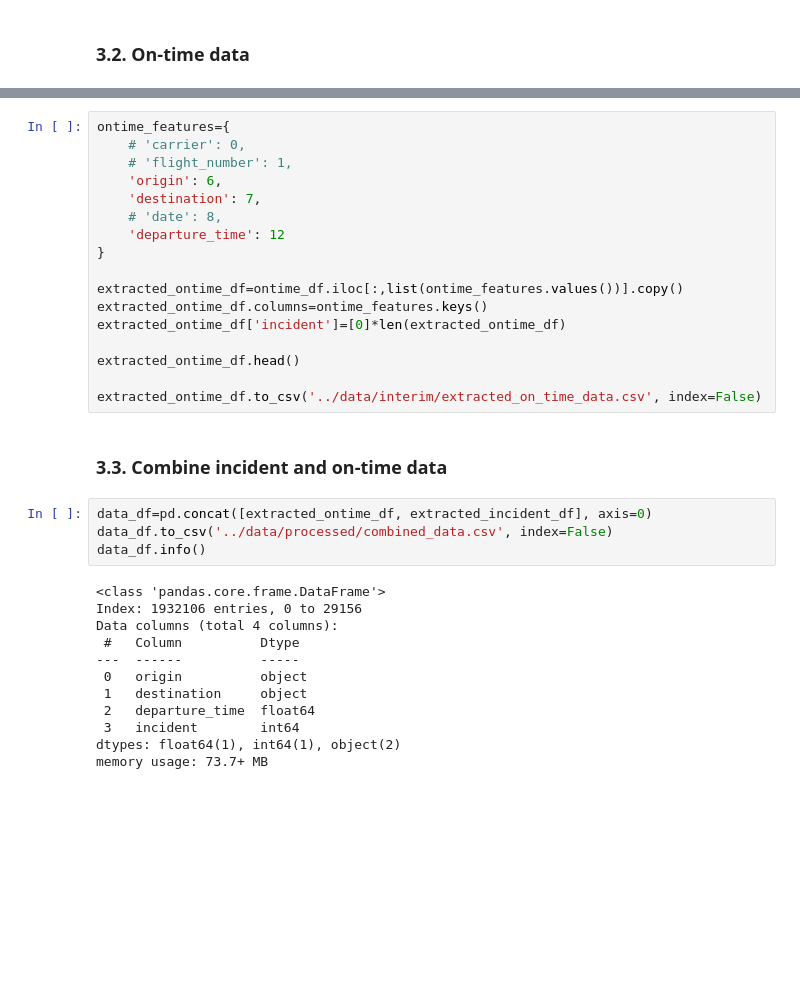
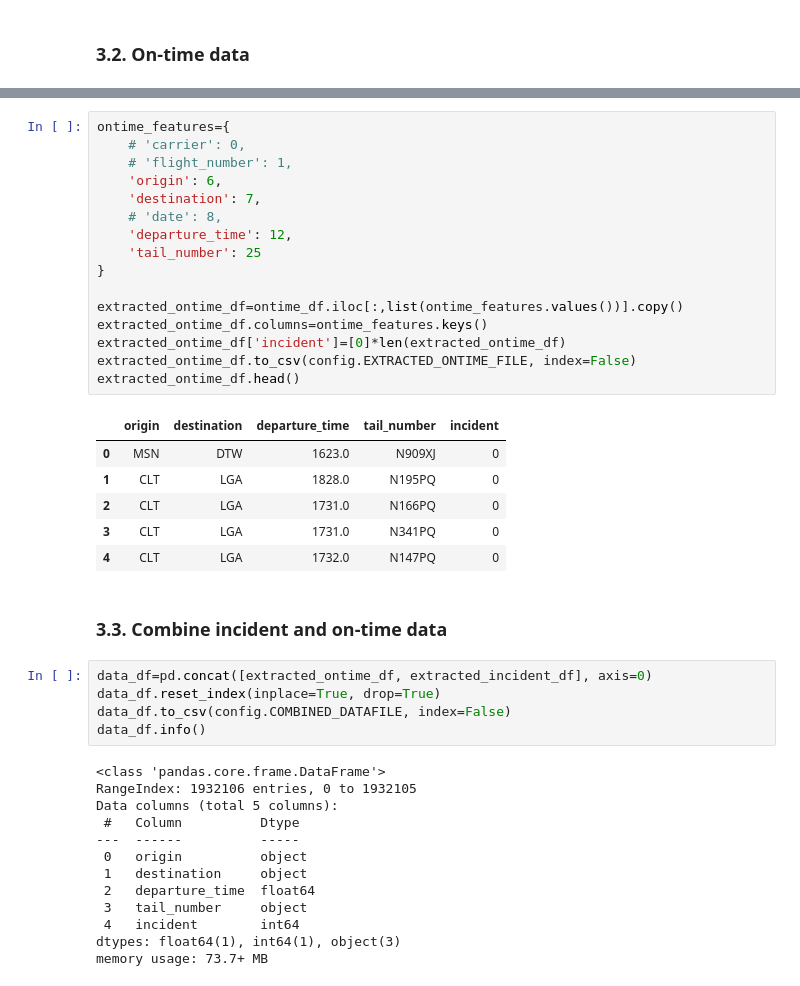
Before and after one commit to 4GeeksAcademy/maps-aviation_final_project, a Jupyter notebook: src/data_acquisition.ipynb, the cells around one changed output, grey strips where cells are left out. Drawn from its saved outputs; the diff is of its cells as text; blank space fills up the shorter version.

```diff
--- a/src/data_acquisition.ipynb
+++ b/src/data_acquisition.ipynb
@@ -139,35 +137,43 @@ extracted_incident_df.head()
 # %%
 ontime_features={
     # 'carrier': 0,
     # 'flight_number': 1,
     'origin': 6,
     'destination': 7,
     # 'date': 8,
-    'departure_time': 12
+    'departure_time': 12,
+    'tail_number': 25
 }
 
 extracted_ontime_df=ontime_df.iloc[:,list(ontime_features.values())].copy()
 extracted_ontime_df.columns=ontime_features.keys()
 extracted_ontime_df['incident']=[0]*len(extracted_ontime_df)
-
+extracted_ontime_df.to_csv(config.EXTRACTED_ONTIME_FILE, index=False)
 extracted_ontime_df.head()
-
-extracted_ontime_df.to_csv('../data/interim/extracted_on_time_data.csv', index=False)
+# %% [output]
+|  | origin | destination | departure_time | tail_number | incident |
+| 0 | MSN | DTW | 1623.0 | N909XJ | 0 |
+| 1 | CLT | LGA | 1828.0 | N195PQ | 0 |
+| 2 | CLT | LGA | 1731.0 | N166PQ | 0 |
+| 3 | CLT | LGA | 1731.0 | N341PQ | 0 |
+| 4 | CLT | LGA | 1732.0 | N147PQ | 0 |
 # %% [markdown]
 ### 3.3. Combine incident and on-time data
 # %%
 data_df=pd.concat([extracted_ontime_df, extracted_incident_df], axis=0)
-data_df.to_csv('../data/processed/combined_data.csv', index=False)
+data_df.reset_index(inplace=True, drop=True)
+data_df.to_csv(config.COMBINED_DATAFILE, index=False)
 data_df.info()
 # %% [output]
 <class 'pandas.core.frame.DataFrame'>
-Index: 1932106 entries, 0 to 29156
-Data columns (total 4 columns):
+RangeIndex: 1932106 entries, 0 to 1932105
+Data columns (total 5 columns):
  #   Column          Dtype
 ---  ------          -----
  0   origin          object
  1   destination     object
  2   departure_time  float64
- 3   incident        int64
-dtypes: float64(1), int64(1), object(2)
+ 3   tail_number     object
+ 4   incident        int64
+dtypes: float64(1), int64(1), object(3)
 memory usage: 73.7+ MB
```
Also changed, not shown: parts of 16 cells of this notebook, 2 other files.
